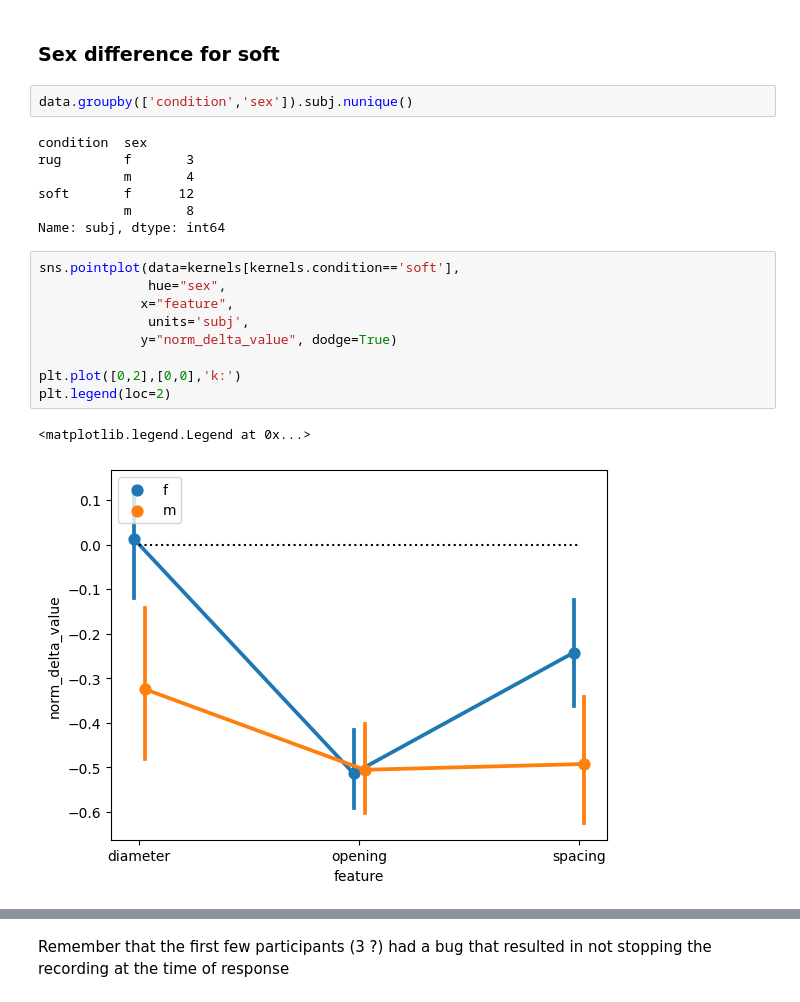
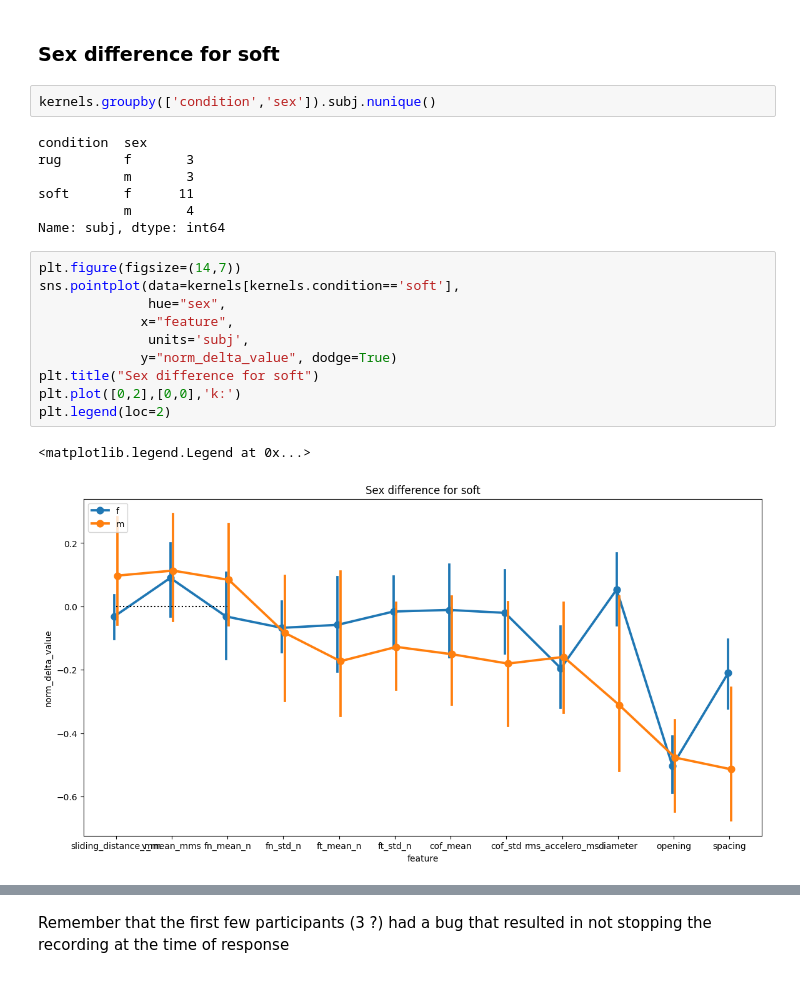
Before and after one commit to neuro-team-femto/revtact, a Jupyter notebook: analysis/analysis_beha_topo.ipynb, the cells around one changed output, grey strips where cells are left out. Saved outputs shown, nothing was run; the diff lists cells and outputs as text.

```diff
--- a/analysis/analysis_beha_topo.ipynb
+++ b/analysis/analysis_beha_topo.ipynb
@@ -924,26 +976,27 @@ t(8)=-0.40,p=0.6976
 # %% [markdown]
 ### Sex difference for soft
 # %%
-data.groupby(['condition','sex']).subj.nunique()
+kernels.groupby(['condition','sex']).subj.nunique()
 # %% [output]
 condition  sex
 rug        f       3
+           m       3
+soft       f      11
            m       4
-soft       f      12
-           m       8
 Name: subj, dtype: int64
 # %%
+plt.figure(figsize=(14,7))
 sns.pointplot(data=kernels[kernels.condition=='soft'],
               hue="sex",
              x="feature",
               units='subj',
              y="norm_delta_value", dodge=True)
-
+plt.title("Sex difference for soft")
 plt.plot([0,2],[0,0],'k:')
 plt.legend(loc=2)
 # %% [output]
 <matplotlib.legend.Legend at 0x...>
-[figure, old version]
+[figure, new version]
 # %%
 print("Two-sample difference of kernel weights between male and female soft")
 for feature in ['diameter','opening','spacing']:
```
Also changed, not shown: parts of 20 cells of this notebook, 2 other files.
